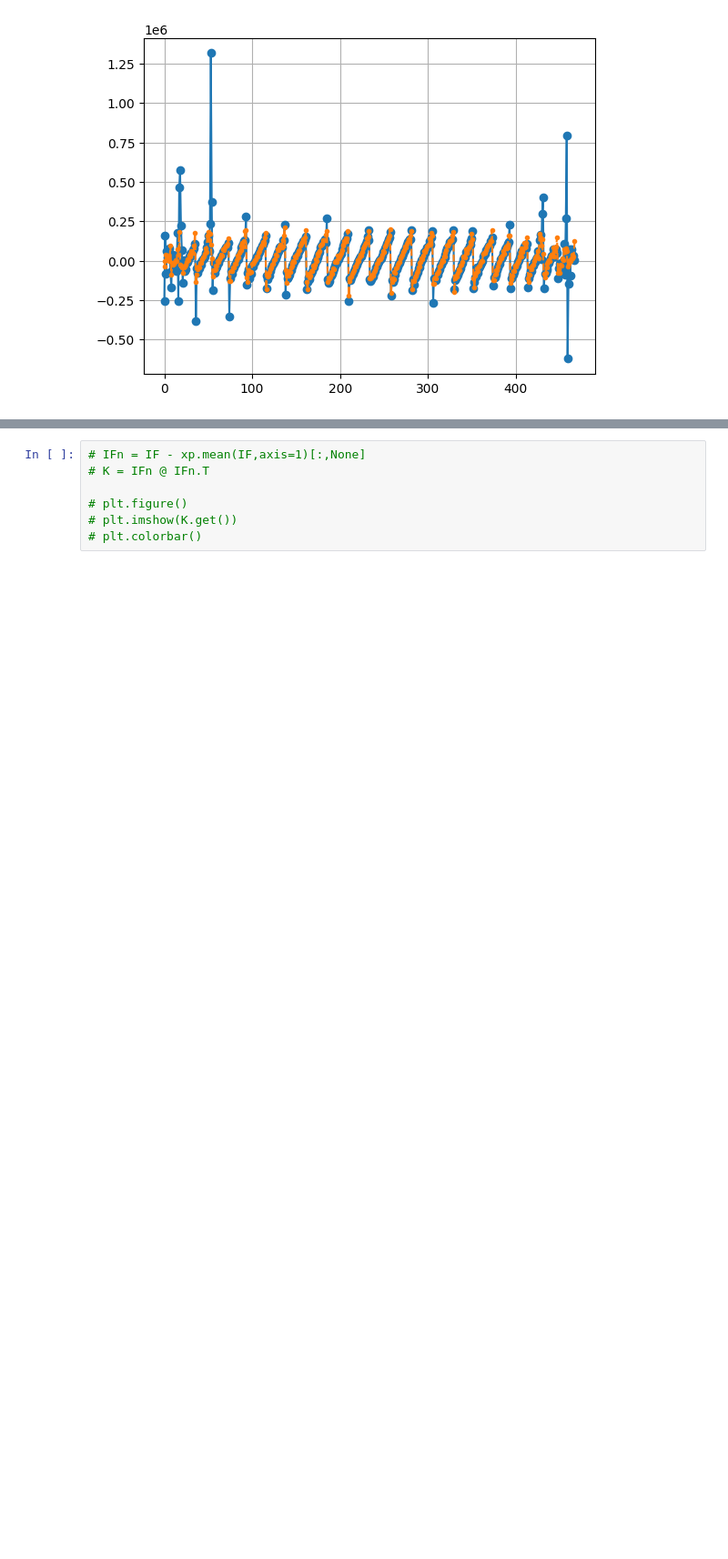
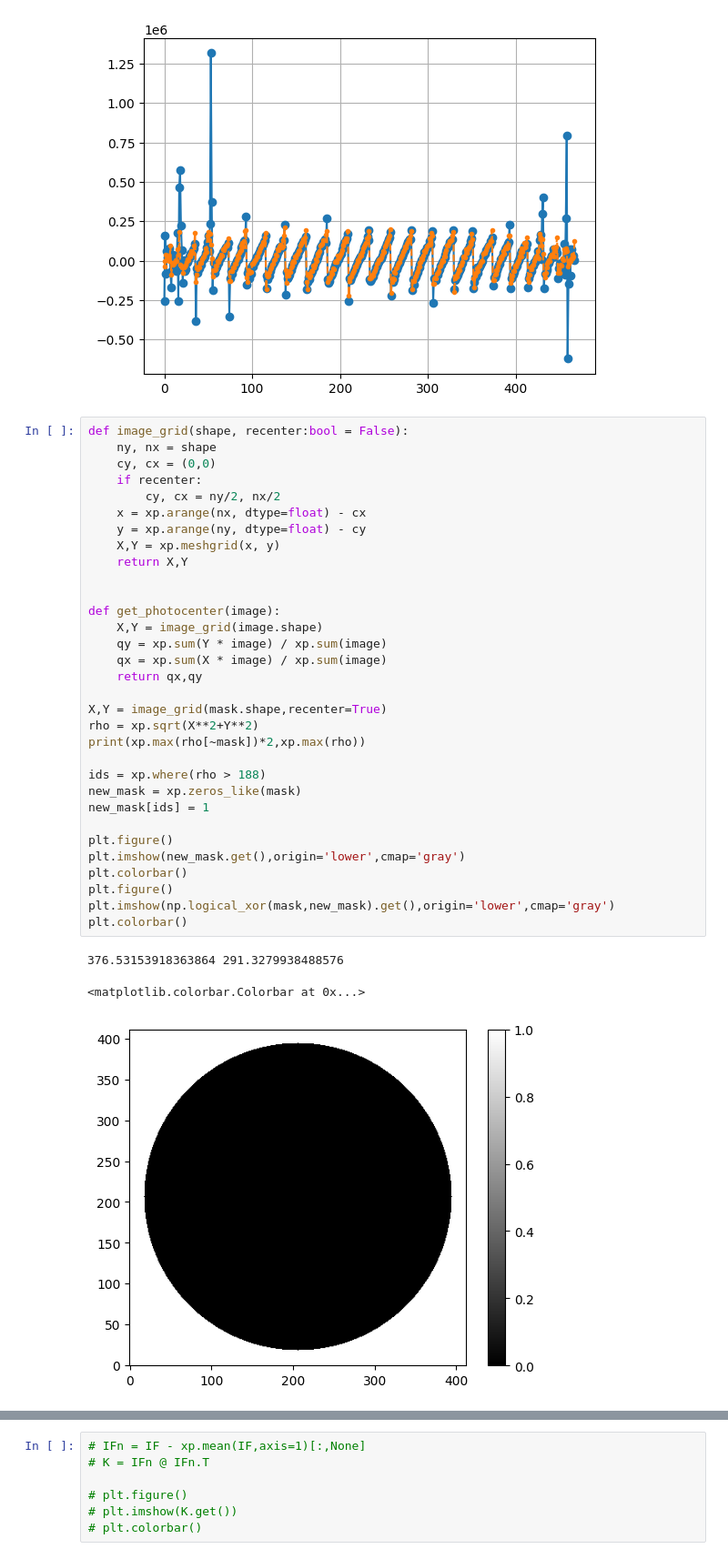
Before and after one commit to runabriguglio/SPLATT, a Jupyter notebook: splattsw/JupyterNotebooks/scratchALPAO.ipynb, the cells around one changed output, grey strips where cells are left out. Shown at 91% size. Cells and saved outputs as stored; diff of their text form; blank space fills up the shorter version.

```diff
--- a/splattsw/JupyterNotebooks/scratchALPAO.ipynb
+++ b/splattsw/JupyterNotebooks/scratchALPAO.ipynb
@@ -107,3 +107,39 @@ def reshape_on_mask(vec,mask,show:bool=False):
 # %% [output]
 [figure]
 [figure]
+# %%
+def image_grid(shape, recenter:bool = False):
+    ny, nx = shape
+    cy, cx = (0,0)
+    if recenter:
+        cy, cx = ny/2, nx/2
+    x = xp.arange(nx, dtype=float) - cx
+    y = xp.arange(ny, dtype=float) - cy
+    X,Y = xp.meshgrid(x, y)
+    return X,Y
+
+
+def get_photocenter(image):
+    X,Y = image_grid(image.shape)
+    qy = xp.sum(Y * image) / xp.sum(image)
+    qx = xp.sum(X * image) / xp.sum(image)
+    return qx,qy
+
+X,Y = image_grid(mask.shape,recenter=True)
+rho = xp.sqrt(X**2+Y**2)
+print(xp.max(rho[~mask])*2,xp.max(rho))
+
+ids = xp.where(rho > 188)
+new_mask = xp.zeros_like(mask)
+new_mask[ids] = 1
+
+plt.figure()
+plt.imshow(new_mask.get(),origin='lower',cmap='gray')
+plt.colorbar()
+plt.figure()
+plt.imshow(np.logical_xor(mask,new_mask).get(),origin='lower',cmap='gray')
+plt.colorbar()
+# %% [output]
+376.53153918363864 291.3279938488576
+<matplotlib.colorbar.Colorbar at 0x...>
+[figure, added]
```
Also changed, not shown: parts of 1 cell of this notebook, 2 other files.
